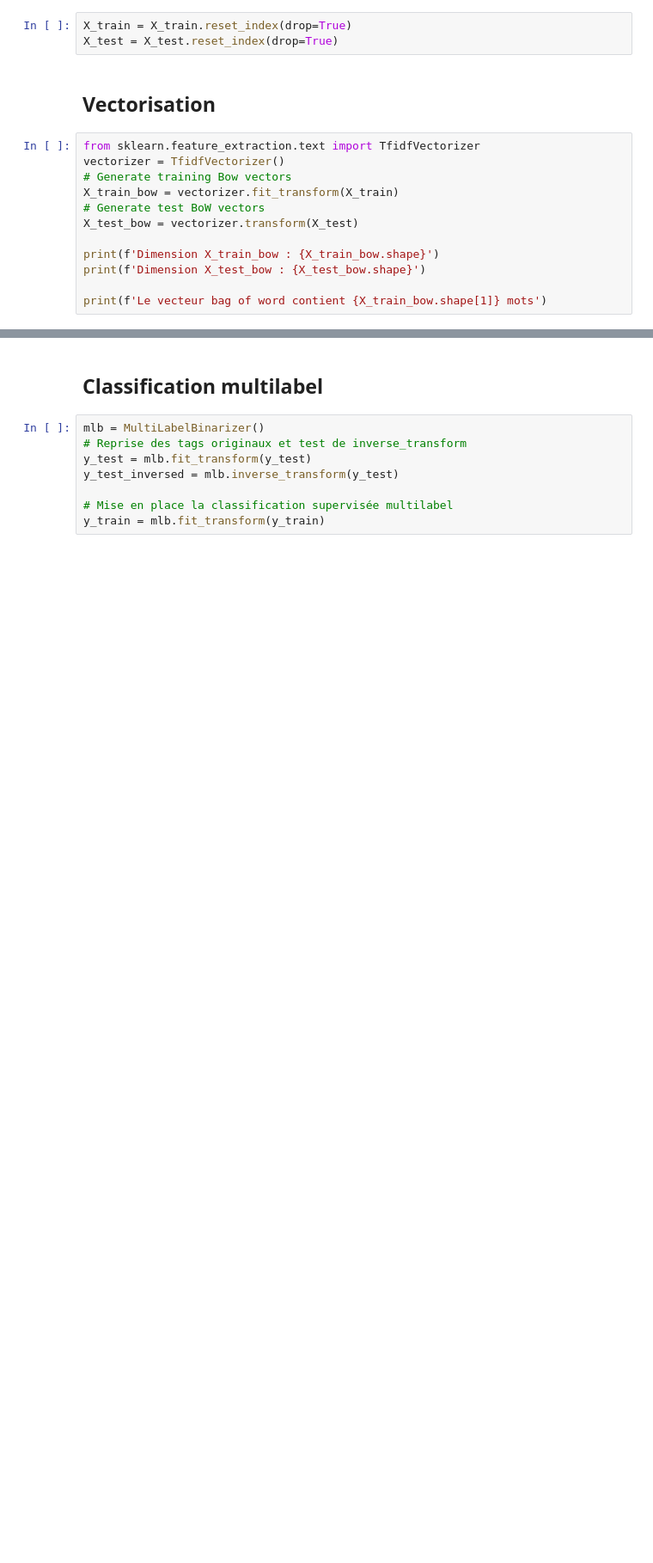
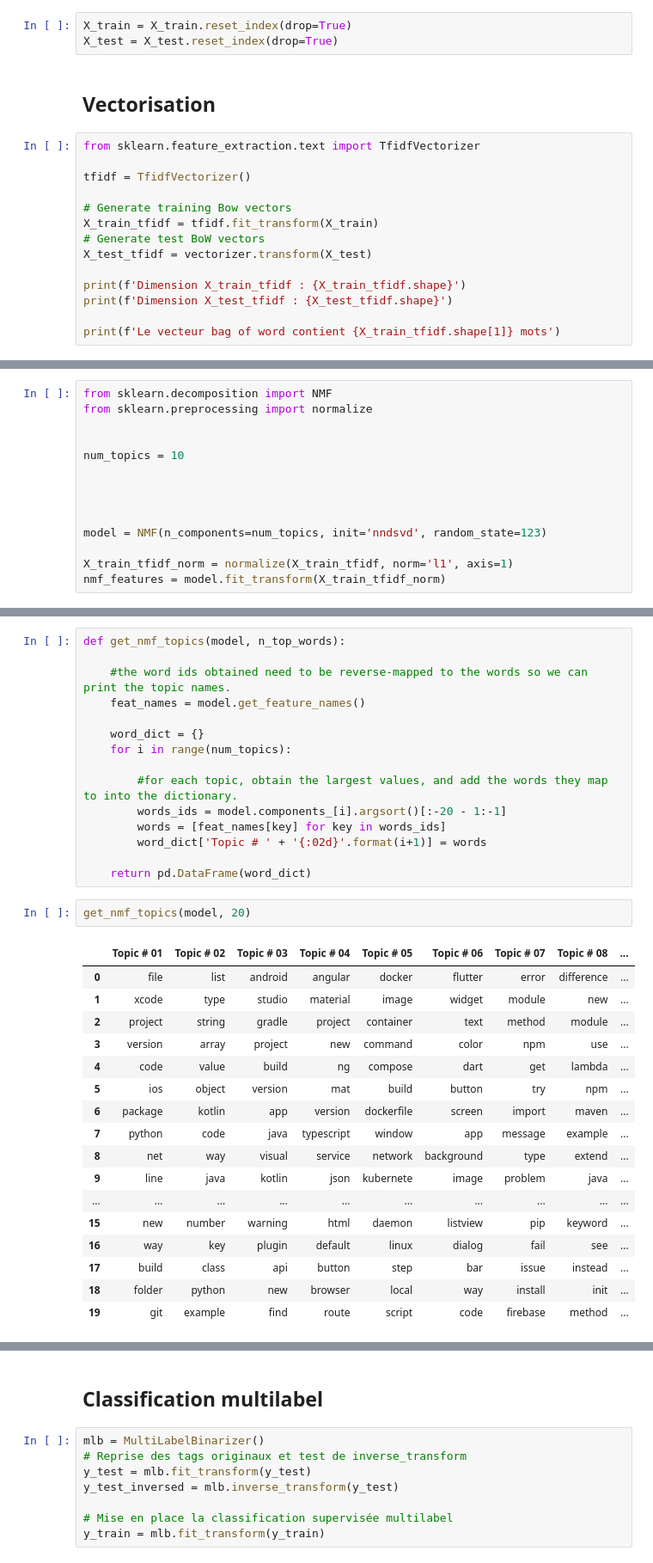
Before and after one commit to Adrian1903/Categorisez-automatiquement-des-questions, a Jupyter notebook: dev/02_nettoyage.ipynb, the cells around one changed output, grey strips where cells are left out. Shown at 86% size. Drawn from its saved outputs; the diff is of its cells as text; blank space fills up the shorter version.

```diff
--- a/dev/02_nettoyage.ipynb
+++ b/dev/02_nettoyage.ipynb
@@ -394,14 +406,16 @@ X_test = X_test.reset_index(drop=True)
 ## Vectorisation
 # %%
 from sklearn.feature_extraction.text import TfidfVectorizer
-vectorizer = TfidfVectorizer()
+
+tfidf = TfidfVectorizer()
+
 # Generate training Bow vectors
-X_train_bow = vectorizer.fit_transform(X_train)
+X_train_tfidf = tfidf.fit_transform(X_train)
 # Generate test BoW vectors
-X_test_bow = vectorizer.transform(X_test)
+X_test_tfidf = vectorizer.transform(X_test)
 
-print(f'Dimension X_train_bow : {X_train_bow.shape}')
-print(f'Dimension X_test_bow : {X_test_bow.shape}')
+print(f'Dimension X_train_tfidf : {X_train_tfidf.shape}')
+print(f'Dimension X_test_tfidf : {X_test_tfidf.shape}')
 
-print(f'Le vecteur bag of word contient {X_train_bow.shape[1]} mots')
+print(f'Le vecteur bag of word contient {X_train_tfidf.shape[1]} mots')
 # %% [output]
@@ -464,0 +447,14 @@ TruncatedSVD(algorithm='randomized', n_components=6, n_iter=5,
+# %%
+from sklearn.decomposition import NMF
+from sklearn.preprocessing import normalize
+
+
+num_topics = 10
+
+
+
+
+model = NMF(n_components=num_topics, init='nndsvd', random_state=123)
+
+X_train_tfidf_norm = normalize(X_train_tfidf, norm='l1', axis=1)
+nmf_features = model.fit_transform(X_train_tfidf_norm)
@@ -464,0 +465,35 @@ TruncatedSVD(algorithm='randomized', n_components=6, n_iter=5,
+# %%
+def get_nmf_topics(model, n_top_words):
+
+    #the word ids obtained need to be reverse-mapped to the words so we can print the topic names.
+    feat_names = model.get_feature_names()
+
+    word_dict = {}
+    for i in range(num_topics):
+
+        #for each topic, obtain the largest values, and add the words they map to into the dictionary.
+        words_ids = model.components_[i].argsort()[:-20 - 1:-1]
+        words = [feat_names[key] for key in words_ids]
+        word_dict['Topic # ' + '{:02d}'.format(i+1)] = words
+
+    return pd.DataFrame(word_dict)
+# %%
+get_nmf_topics(model, 20)
+# %% [output]
+|  | Topic # 01 | Topic # 02 | Topic # 03 | Topic # 04 | Topic # 05 | Topic # 06 | Topic # 07 | Topic # 08 | ... |
+| 0 | file | list | android | angular | docker | flutter | error | difference | ... |
+| 1 | xcode | type | studio | material | image | widget | module | new | ... |
+| 2 | project | string | gradle | project | container | text | method | module | ... |
+| 3 | version | array | project | new | command | color | npm | use | ... |
+| 4 | code | value | build | ng | compose | dart | get | lambda | ... |
+| 5 | ios | object | version | mat | build | button | try | npm | ... |
+| 6 | package | kotlin | app | version | dockerfile | screen | import | maven | ... |
+| 7 | python | code | java | typescript | window | app | message | example | ... |
+| 8 | net | way | visual | service | network | background | type | extend | ... |
+| 9 | line | java | kotlin | json | kubernete | image | problem | java | ... |
+| ... | ... | ... | ... | ... | ... | ... | ... | ... | ... |
+| 15 | new | number | warning | html | daemon | listview | pip | keyword | ... |
+| 16 | way | key | plugin | default | linux | dialog | fail | see | ... |
+| 17 | build | class | api | button | step | bar | issue | instead | ... |
+| 18 | folder | python | new | browser | local | way | install | init | ... |
+| 19 | git | example | find | route | script | code | firebase | method | ... |
```
Also changed, not shown: parts of 20 cells of this notebook.
